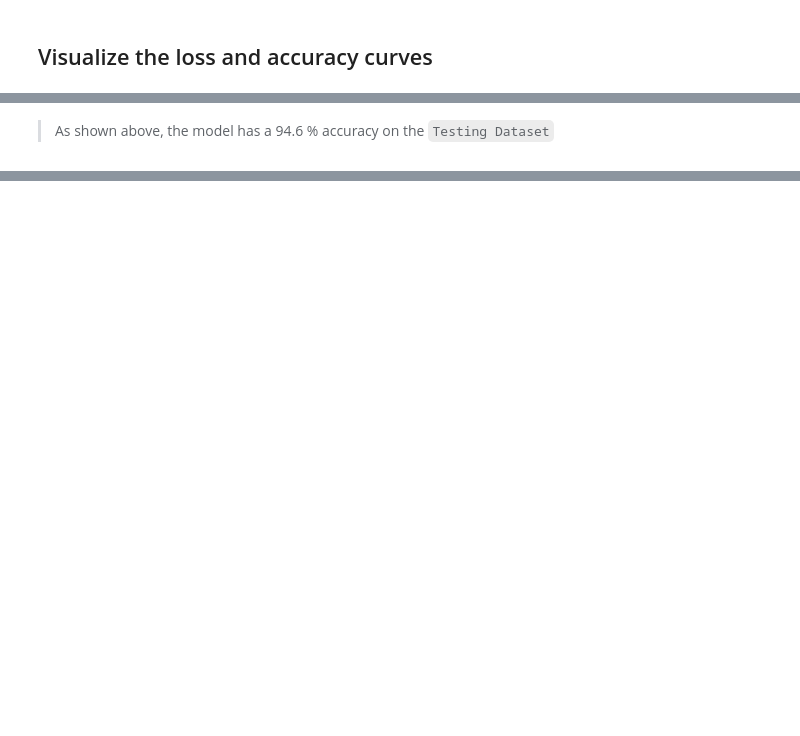
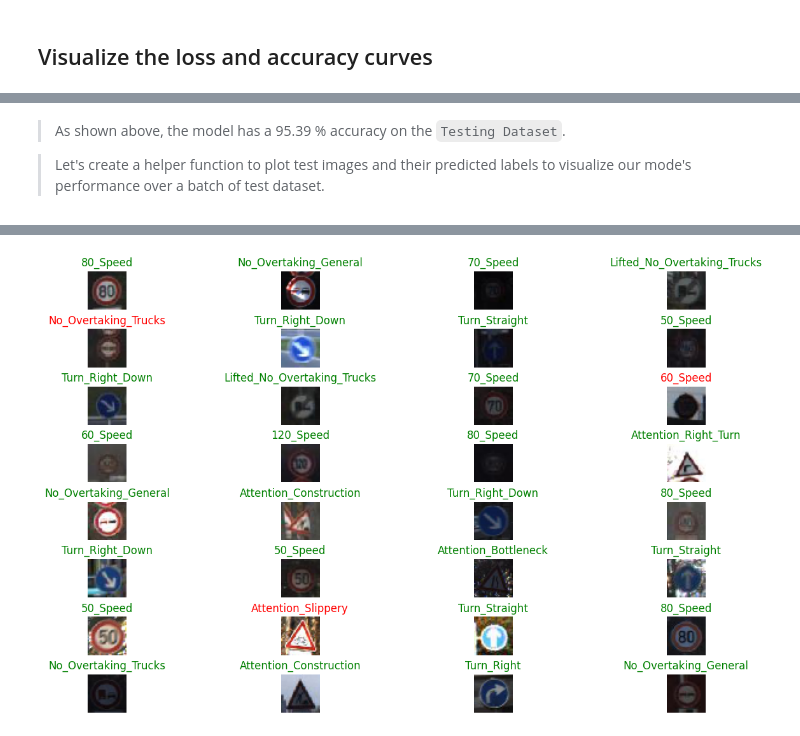
Before and after one commit to waleashish/Traffic-sign-recongition-cnn, a Jupyter notebook: traffic_sign_detection_gtsrb.ipynb, the cells around one changed output, grey strips where cells are left out. Drawn from its saved outputs; the diff is of its cells as text; code cells hidden in the pictures; blank space fills up the shorter version.

```diff
--- a/traffic_sign_detection_gtsrb.ipynb
+++ b/traffic_sign_detection_gtsrb.ipynb
@@ -333,2 +369,41 @@ model.evaluate(test_data)
 # %% [markdown]
-> As shown above, the model has a 94.6 % accuracy on the `Testing Dataset`
+> As shown above, the model has a 95.39 % accuracy on the `Testing Dataset`.
+
+> Let's create a helper function to plot test images and their predicted labels to visualize our mode's performance over a batch of test dataset.
+# %%
+# Helper function to visualize test predictions
+def plot_predictions(model, X, y, label_map=label_map):
+  """
+    This function plots images with their predicted labels.
+    Args:
+      model     : The ML model
+      X         : Image dataset
+      y         : True labels
+      label_map : The label map
+  """
+  # Make predictions
+  y_pred = model.predict(X)
+
+  # Create subplot sizes
+  batch_size = len(X)
+  num_plot_col = 8
+  num_plot_row = batch_size // num_plot_col + (batch_size % num_plot_col > 0)
+
+  # Plot the images and their labels
+  plt.figure(figsize=(15, 9))
+  plt.subplots_adjust(hspace=0.5)
+  for i in range(batch_size):
+    plt.subplot(num_plot_col, num_plot_row, i + 1)
+    plt.imshow(X[i]/255)
+    # Labels : 'green' if the prediction is correct, 'Red' otherwise
+    color = 'green' if np.argmax(y[i]) == np.argmax(y_pred[i]) else 'red'
+    plt.title(label_map[np.argmax(y_pred[i])].title(), color=color)
+    plt.axis('off')
+# %%
+# Create the batch of data and visualize predictions
+images, labels = test_data.next()
+plot_predictions(model,
+                 images,
+                 labels,
+                 label_map=label_map)
+# %% [output]
@@ -334,0 +411 @@ model.evaluate(test_data)
+[figure, added]
```
Also changed, not shown: parts of 24 cells of this notebook.
